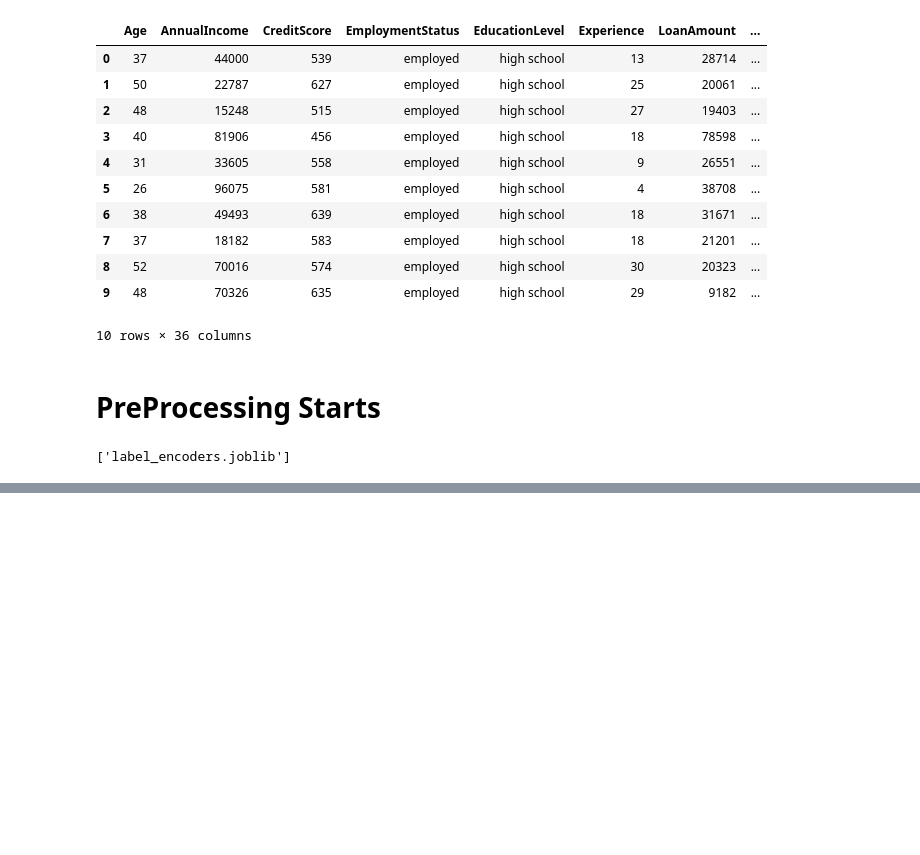
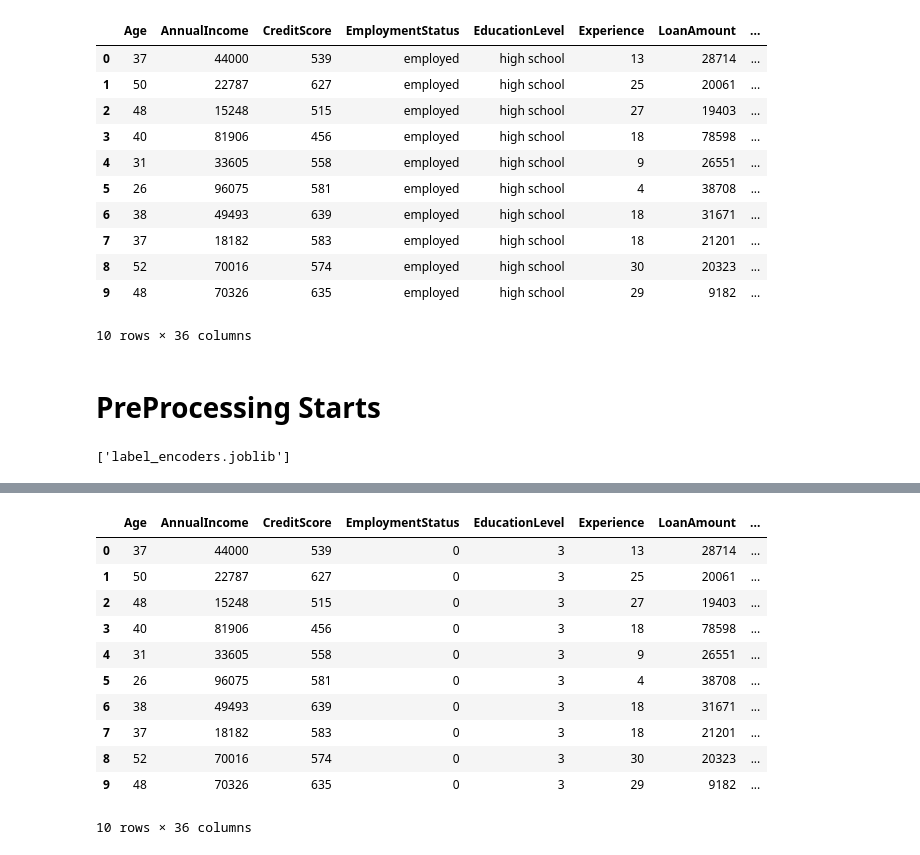
Before and after one commit to TechAditya01/CoffeeCoder-EasyFundBuddy, a Jupyter notebook: data_preprocessing.ipynb, the cells around one changed output, grey strips where cells are left out. Drawn from its saved outputs; the diff is of its cells as text; code cells hidden in the pictures; blank space fills up the shorter version.

```diff
--- a/data_preprocessing.ipynb
+++ b/data_preprocessing.ipynb
@@ -63,0 +89,15 @@ X_scaled = scaler.fit_transform(X)
+# %%
+X.head(n=10)
+# %% [output]
+|  | Age | AnnualIncome | CreditScore | EmploymentStatus | EducationLevel | Experience | LoanAmount | ... |
+| 0 | 37 | 44000 | 539 | 0 | 3 | 13 | 28714 | ... |
+| 1 | 50 | 22787 | 627 | 0 | 3 | 25 | 20061 | ... |
+| 2 | 48 | 15248 | 515 | 0 | 3 | 27 | 19403 | ... |
+| 3 | 40 | 81906 | 456 | 0 | 3 | 18 | 78598 | ... |
+| 4 | 31 | 33605 | 558 | 0 | 3 | 9 | 26551 | ... |
+| 5 | 26 | 96075 | 581 | 0 | 3 | 4 | 38708 | ... |
+| 6 | 38 | 49493 | 639 | 0 | 3 | 18 | 31671 | ... |
+| 7 | 37 | 18182 | 583 | 0 | 3 | 18 | 21201 | ... |
+| 8 | 52 | 70016 | 574 | 0 | 3 | 30 | 20323 | ... |
+| 9 | 48 | 70326 | 635 | 0 | 3 | 29 | 9182 | ... |
+10 rows × 36 columns
```
Also changed, not shown: parts of 7 cells of this notebook, 2 other files.
